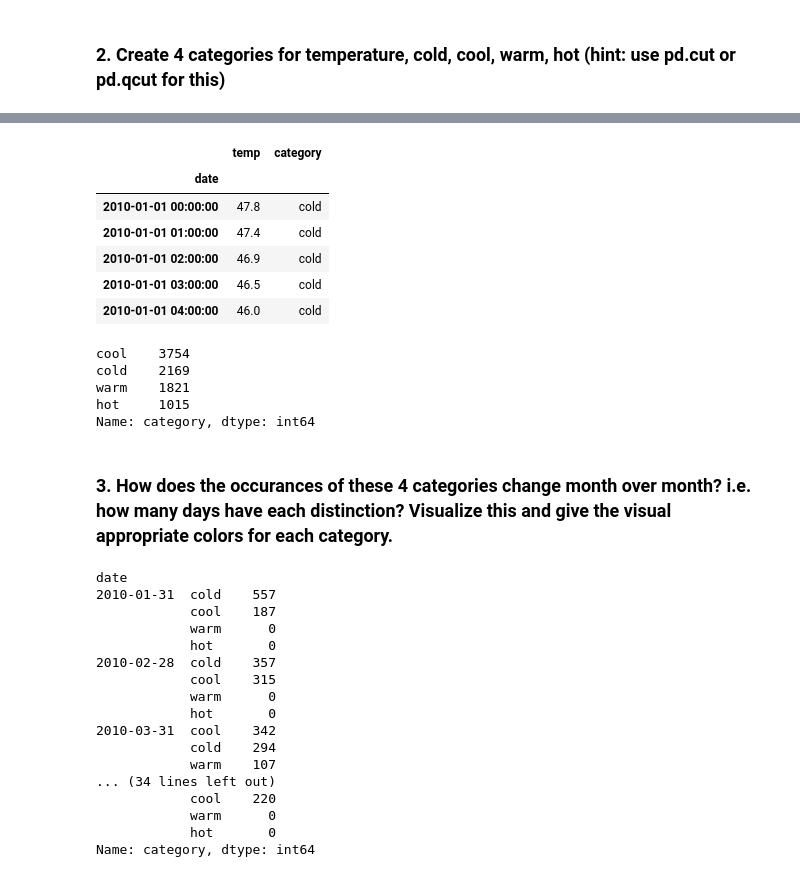
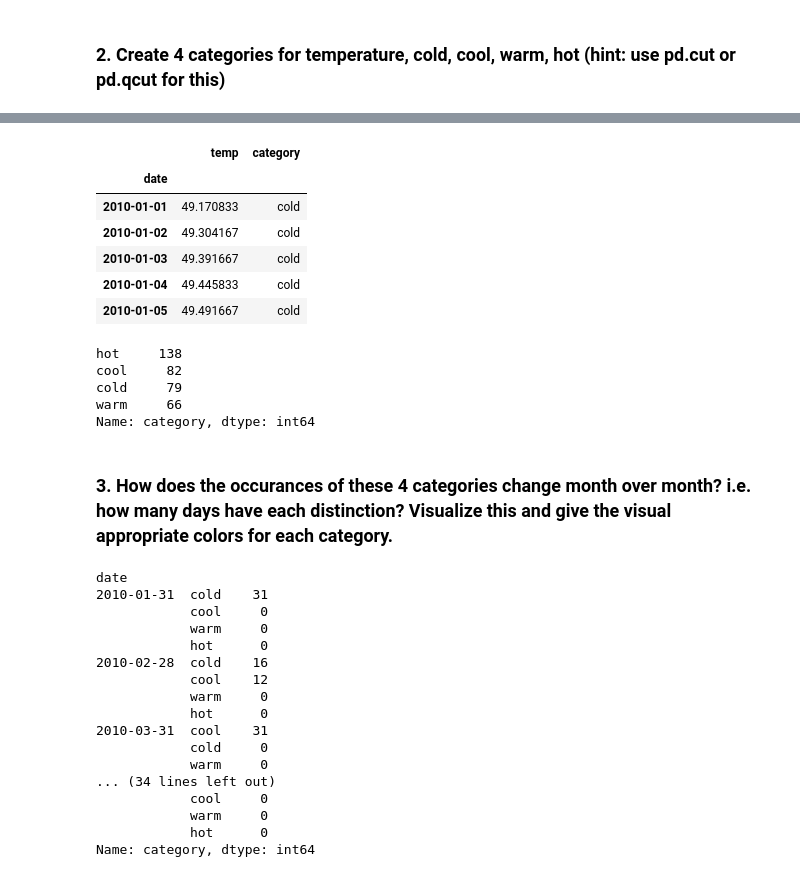
Before and after one commit to Adam-Harris87/time-series-exercises, a Jupyter notebook: datetime_exercises.ipynb, the cells around one changed output, grey strips where cells are left out. Drawn from its saved outputs; the diff is of its cells as text; code cells hidden in the pictures.

```diff
--- a/datetime_exercises.ipynb
+++ b/datetime_exercises.ipynb
@@ -533,3 +536,5 @@ temps.head()
 | 2010-01-01 04:00:00 | 46.0 |
 # %% [markdown]
 ### 2. Create 4 categories for temperature, cold, cool, warm, hot (hint: use pd.cut or pd.qcut for this)
+# %%
+daily_temps = temps.resample('D').mean()
@@ -536,43 +558,44 @@ temps.head()
 # %%
-temps['category'] = pd.cut(temps.temp, 4, labels=['cold', 'cool', 'warm', 'hot'])
+daily_temps['category'] = pd.cut(daily_temps.temp, 4,
+                                 labels=['cold', 'cool', 'warm', 'hot'])
 # %%
-temps.head()
+daily_temps.head()
 # %% [output]
 |  | temp | category |
 | date |  |  |
-| 2010-01-01 00:00:00 | 47.8 | cold |
-| 2010-01-01 01:00:00 | 47.4 | cold |
-| 2010-01-01 02:00:00 | 46.9 | cold |
-| 2010-01-01 03:00:00 | 46.5 | cold |
-| 2010-01-01 04:00:00 | 46.0 | cold |
+| 2010-01-01 | 49.170833 | cold |
+| 2010-01-02 | 49.304167 | cold |
+| 2010-01-03 | 49.391667 | cold |
+| 2010-01-04 | 49.445833 | cold |
+| 2010-01-05 | 49.491667 | cold |
 # %%
-temps.category.value_counts()
+daily_temps.category.value_counts()
 # %% [output]
-cool    3754
-cold    2169
-warm    1821
-hot     1015
+hot     138
+cool     82
+cold     79
+warm     66
 Name: category, dtype: int64
 # %% [markdown]
 ### 3. How does the occurances of these 4 categories change month over month? i.e. how many days have each distinction? Visualize this and give the visual appropriate colors for each category.
 # %%
-temps.resample('M').category.value_counts()
+daily_temps.resample('M').category.value_counts()
 # %% [output]
 date
-2010-01-31  cold    557
-            cool    187
-            warm      0
-            hot       0
-2010-02-28  cold    357
-            cool    315
-            warm      0
-            hot       0
-2010-03-31  cool    342
-            cold    294
-            warm    107
+2010-01-31  cold    31
+            cool     0
+            warm     0
+            hot      0
+2010-02-28  cold    16
+            cool    12
+            warm     0
+            hot      0
+2010-03-31  cool    31
+            cold     0
+            warm     0
 ... (34 lines left out)
-            cool    220
-            warm      0
-            hot       0
+            cool     0
+            warm     0
+            hot      0
 Name: category, dtype: int64
 # %%
```
Also changed, not shown: parts of 10 cells of this notebook, 3 other files.
